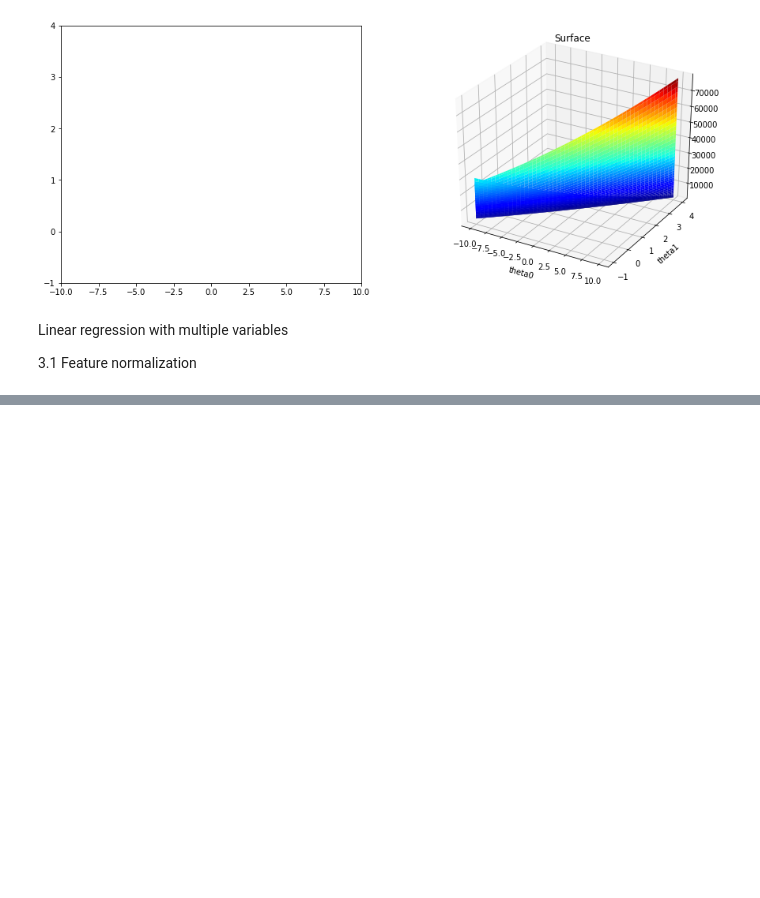
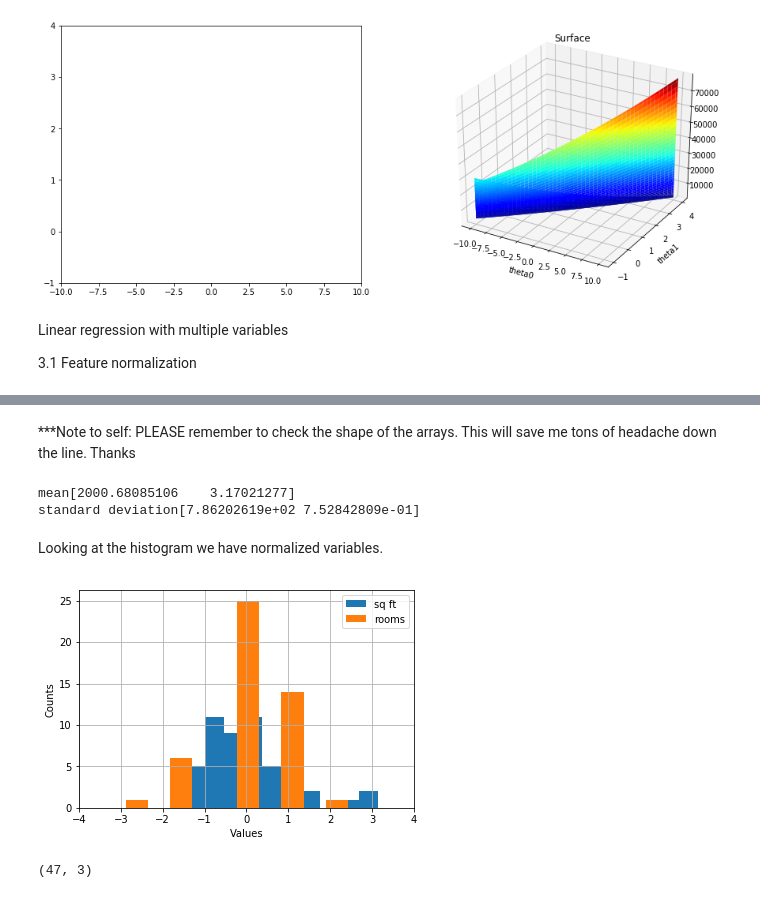
Before and after one commit to chriscross00/ML_Ng, a Jupyter notebook: ML_ex1/ex1_lab.ipynb, the cells around one changed output, grey strips where cells are left out. Drawn from its saved outputs; the diff is of its cells as text; code cells hidden in the pictures; blank space fills up the shorter version.

```diff
--- a/ML_ex1/ex1_lab.ipynb
+++ b/ML_ex1/ex1_lab.ipynb
@@ -145,0 +160,37 @@ def feat_norm(x):
+# %% [markdown]
+***Note to self: PLEASE remember to check the shape of the arrays. This will save me tons of headache down the line. Thanks
+# %%
+def feat_norm(x):
+    x_norm = x.copy()
+
+    mu = np.mean(x.T, axis=1)
+    x_norm = np.subtract(x_norm, mu)
+
+    sigma = np.std(x.T, axis=1)
+    x_norm = np.divide(x_norm, sigma)
+
+    return(x_norm, mu, sigma)
+
+x_norm, mu, sigma = feat_norm(x2)
+print('mean' + str(mu))
+print('standard deviation' + str(sigma))
+# %% [output]
+mean[2000.68085106    3.17021277]
+standard deviation[7.86202619e+02 7.52842809e-01]
+# %% [markdown]
+Looking at the histogram we have normalized variables.
+# %%
+plt.grid(True)
+plt.xlim([-4,4])
+test = plt.hist(x_norm[:, 0], label = 'sq ft')
+test = plt.hist(x_norm[:, 1], label = 'rooms')
+plt.xlabel('Values')
+plt.ylabel('Counts')
+test = plt.legend()
+# %% [output]
+[figure, added]
+# %%
+x_norm = np.insert(x_norm, 0, 1, axis=1)
+x_norm.shape
+# %% [output]
+(47, 3)
```
Also changed, not shown: parts of 11 cells of this notebook.
